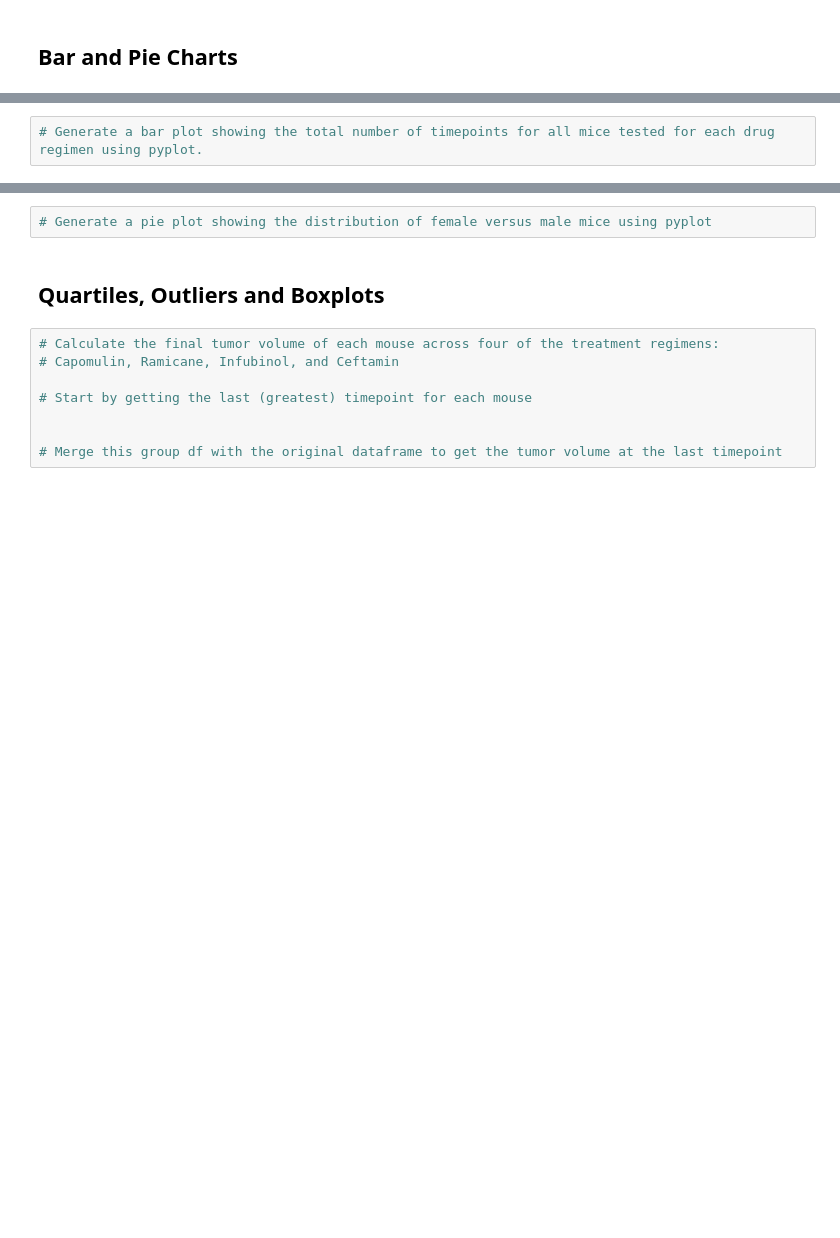
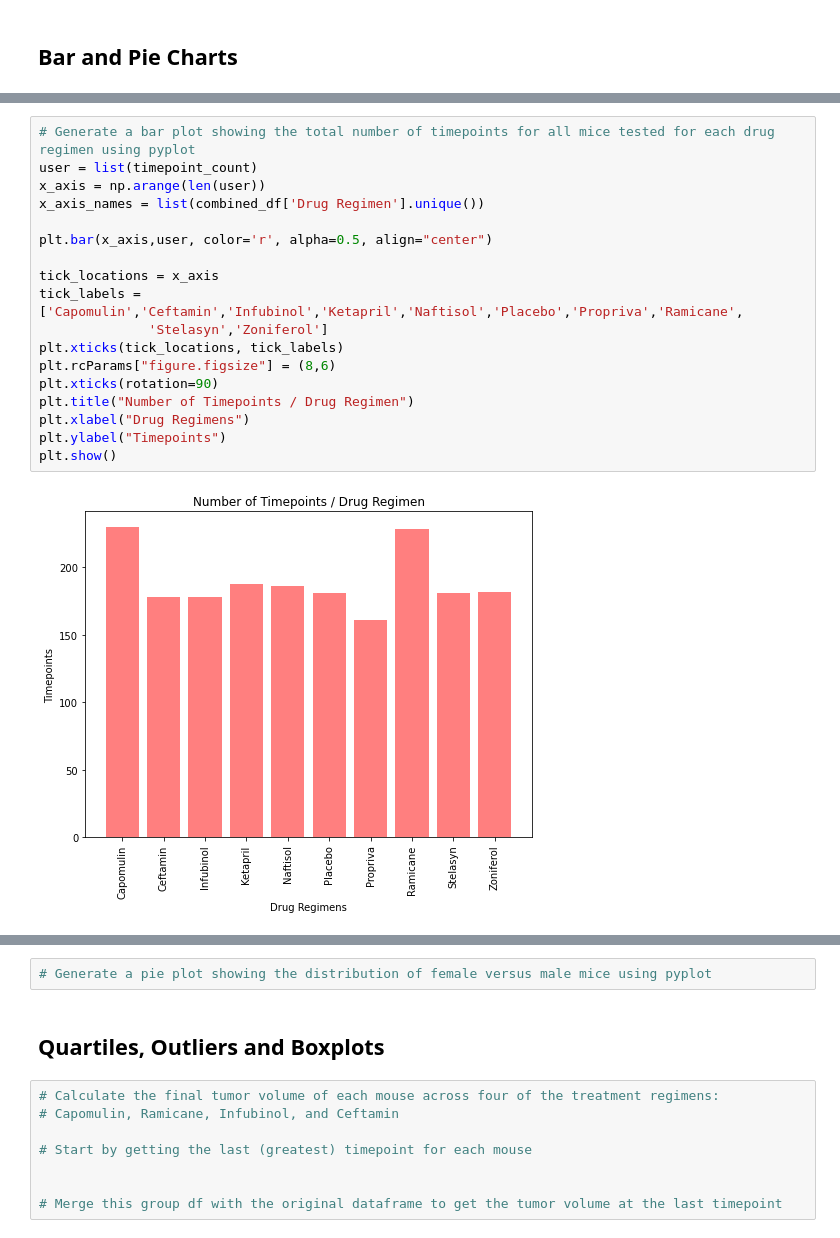
Before and after one commit to serdar-bayramov/Matplotlib-Challenge, a Jupyter notebook: main.ipynb, the cells around one changed output, grey strips where cells are left out. Cells and saved outputs as stored; diff of their text form; blank space fills up the shorter version.

```diff
--- a/main.ipynb
+++ b/main.ipynb
@@ -66,4 +115,22 @@ clean_df
-# %%
-# Generate a bar plot showing the total number of timepoints for all mice tested for each drug regimen using pyplot.
+# %%
+# Generate a bar plot showing the total number of timepoints for all mice tested for each drug regimen using pyplot
+user = list(timepoint_count)
+x_axis = np.arange(len(user))
+x_axis_names = list(combined_df['Drug Regimen'].unique())
+
+plt.bar(x_axis,user, color='r', alpha=0.5, align="center")
+
+tick_locations = x_axis
+tick_labels = ['Capomulin','Ceftamin','Infubinol','Ketapril','Naftisol','Placebo','Propriva','Ramicane',
+              'Stelasyn','Zoniferol']
+plt.xticks(tick_locations, tick_labels)
+plt.rcParams["figure.figsize"] = (8,6)
+plt.xticks(rotation=90)
+plt.title("Number of Timepoints / Drug Regimen")
+plt.xlabel("Drug Regimens")
+plt.ylabel("Timepoints")
+plt.show()
+# %% [output]
+[figure, added]
 # %%
 # Generate a pie plot showing the distribution of female versus male mice using Pandas
```
Also changed, not shown: parts of 5 cells of this notebook.
